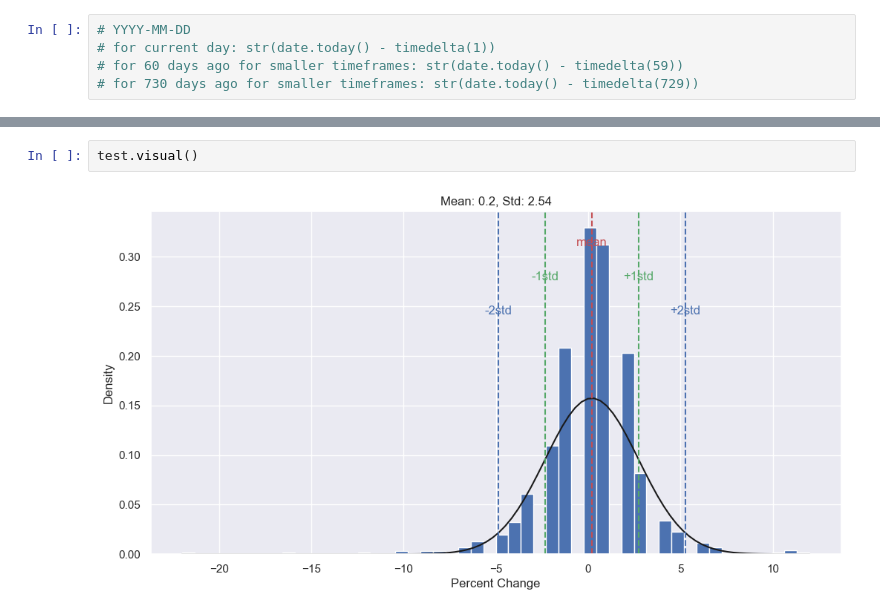
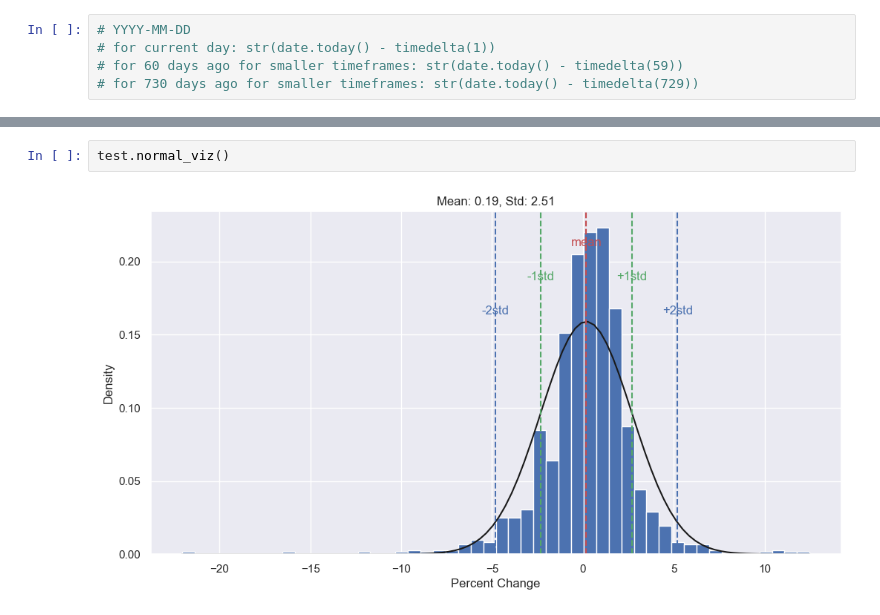
Before and after one commit to FilBillions/conditional_probability_model_1, a Jupyter notebook: Probability_Distribution.ipynb, the cells around one changed output, grey strips where cells are left out. Saved outputs shown, nothing was run; the diff lists cells and outputs as text.

Commit message:
built algo, plots next

```diff
--- a/Probability_Distribution.ipynb
+++ b/Probability_Distribution.ipynb
@@ -28,7 +28,7 @@ Probability of SPY losing -3% in 1wk is 10.34%
 # %%
-test.visual()
+test.normal_viz()
 # %% [output]
-[figure, old version]
+[figure, new version]
 # %%
 test.conditional_probability()
 # %% [output]
```
Also changed, not shown: parts of 4 cells of this notebook, 1 other file.
